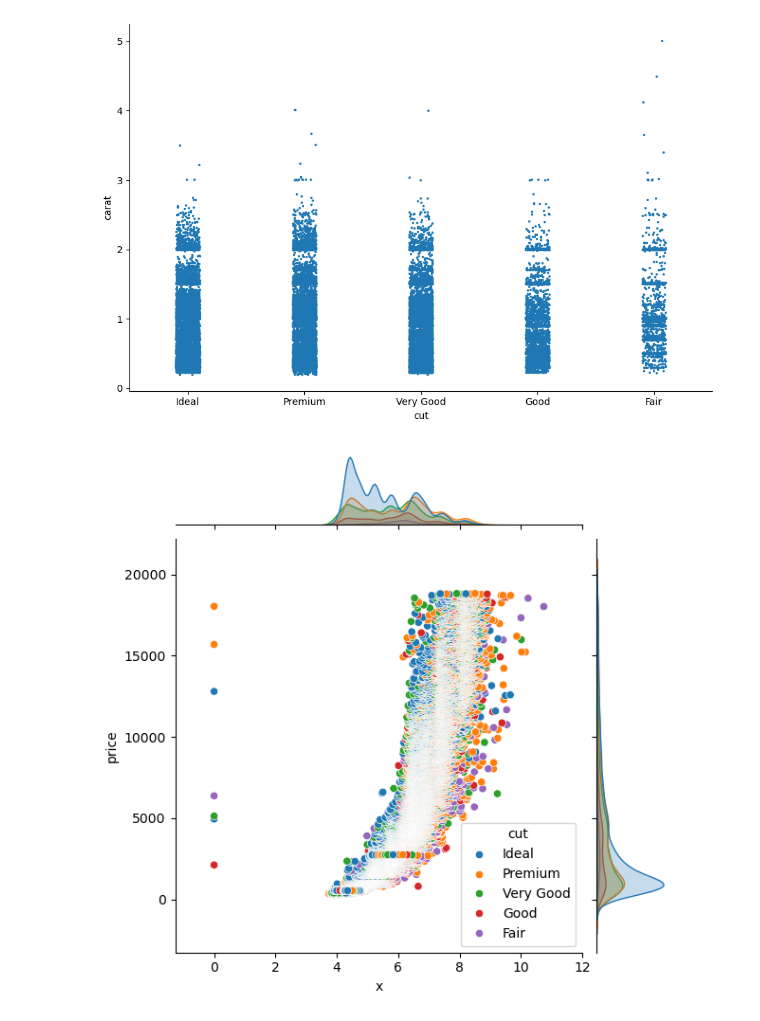
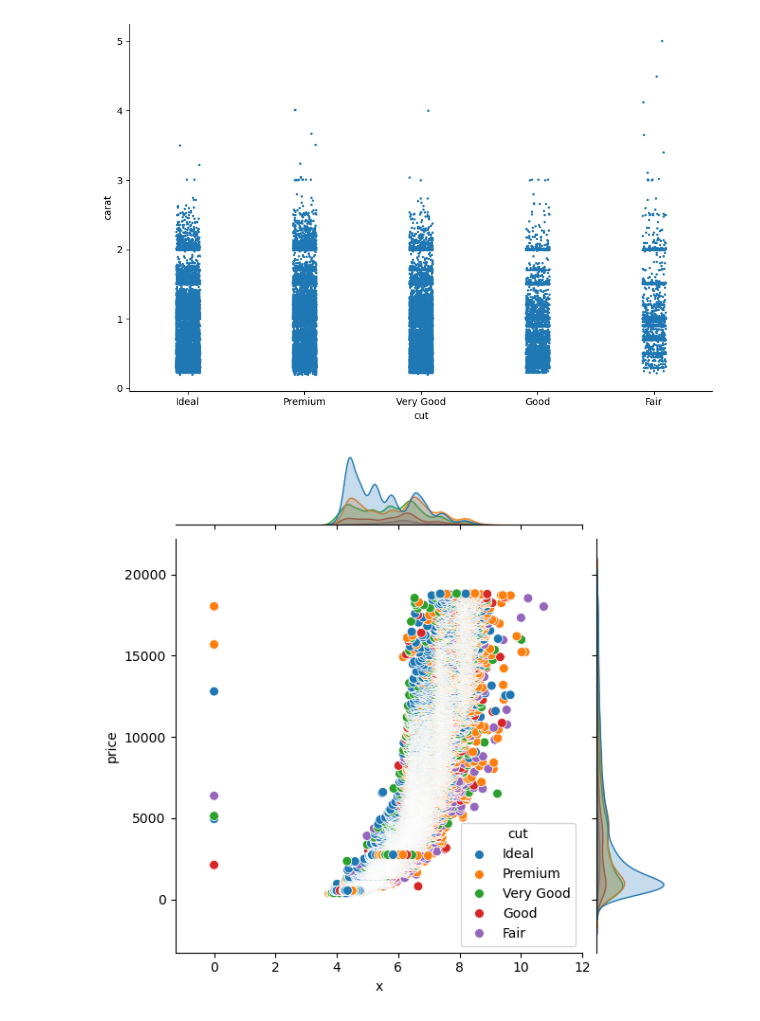
Before and after one commit to Juan8516/DashboardAnalisisDatos, a Jupyter notebook: Dashboard de un Análisis Exploratorio de Datos con Seaborn.ipynb, the cells around one changed output. Saved outputs shown, nothing was run; the diff lists cells and outputs as text; code cells hidden in the pictures.

```diff
--- a/Dashboard de un Análisis Exploratorio de Datos con Seaborn.ipynb
+++ b/Dashboard de un Análisis Exploratorio de Datos con Seaborn.ipynb
@@ -184,12 +185,13 @@ sns.catplot(data=diamantes,
 # %% [output]
 [figure]
 # %%
-# Utilizacion de jointplot() para explorar relaciones específicas entre pares de variables, incluyendo información estadística adicional.
+# 4. Utilizacion de jointplot() para explorar relaciones específicas entre pares de variables, incluyendo información estadística adicional.
 
 sns.jointplot(data=diamantes,
              x='x',
              y='price',
              hue='cut',
-             maker='x');
+             marker='o',
+             s=50);
 # %% [output]
-[figure, old version]
+[figure, new version]
```
Also changed, not shown: parts of 2 cells of this notebook.
